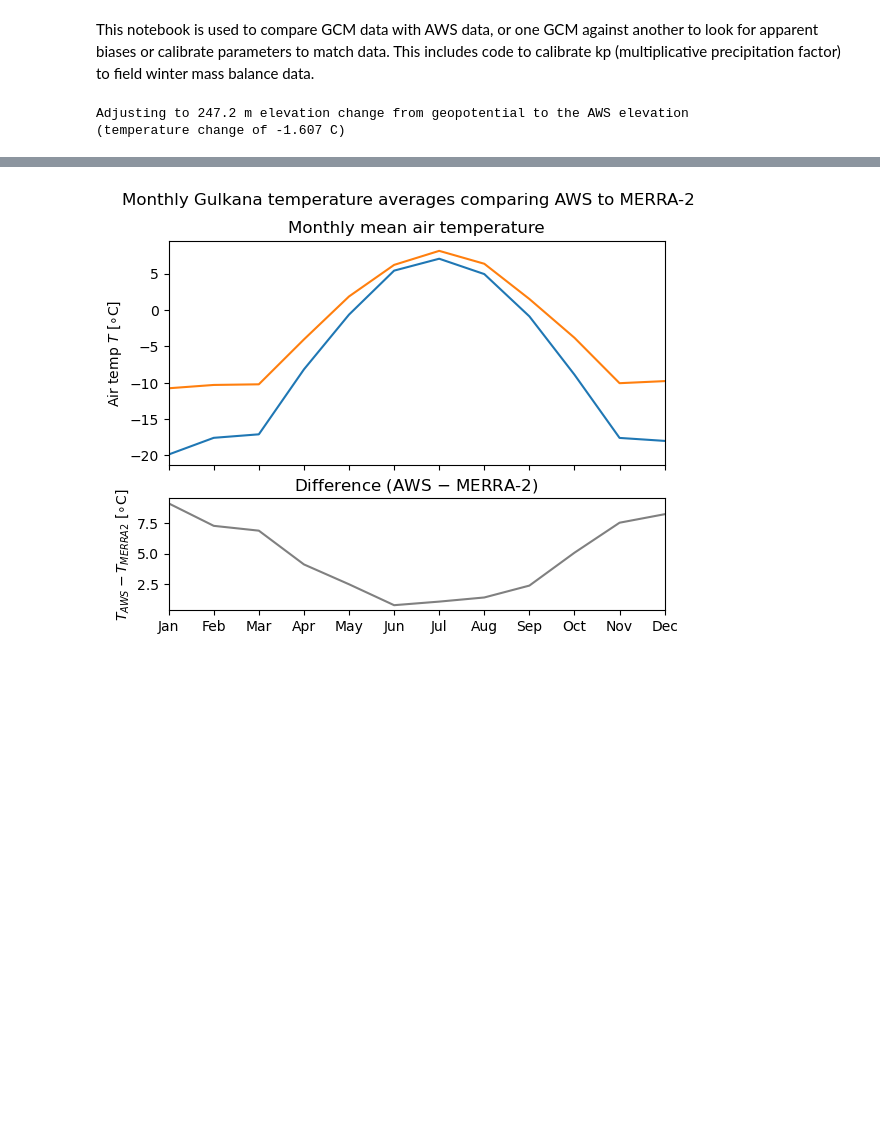
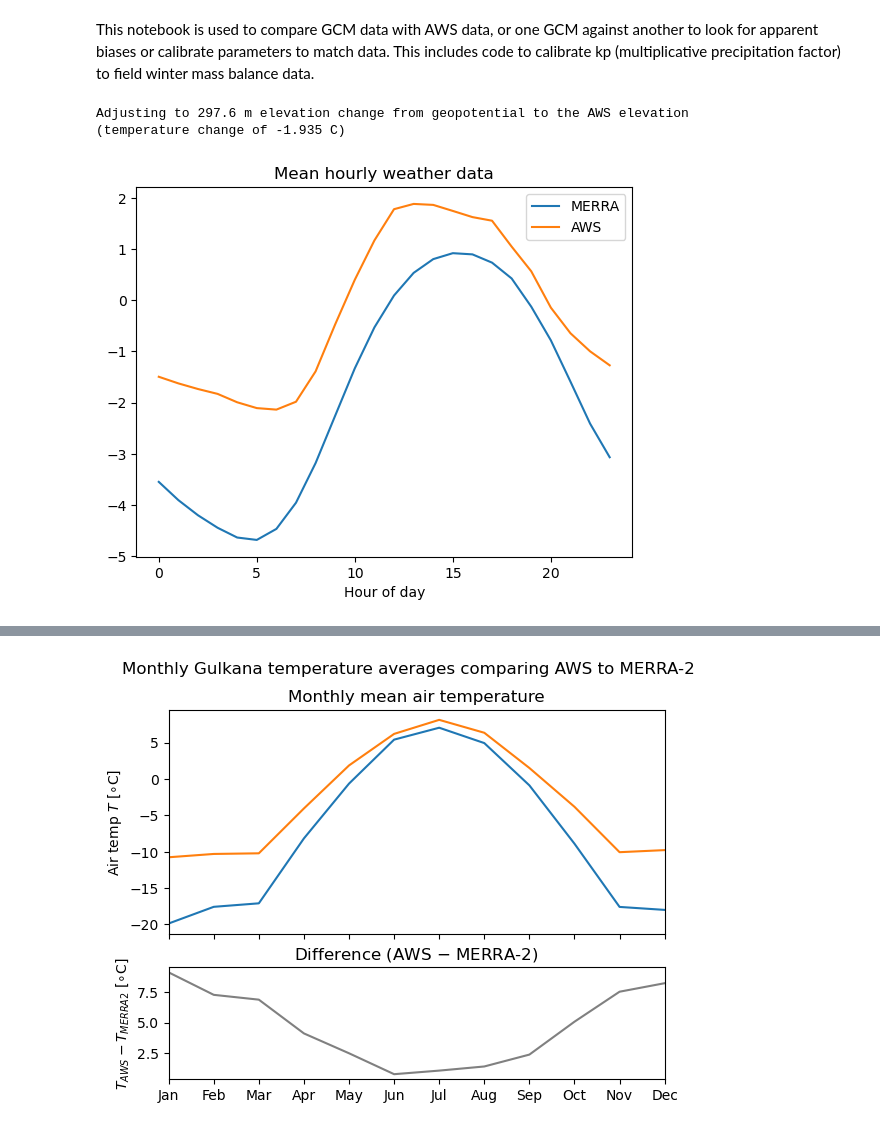
Before and after one commit to drounce/PyGEM, a Jupyter notebook: climate_plotting.ipynb, the cells around one changed output, grey strips where cells are left out. Cells and saved outputs as stored; diff of their text form; code cells hidden in the pictures; blank space fills up the shorter version.

Commit message:
added sample data

```diff
--- a/climate_plotting.ipynb
+++ b/climate_plotting.ipynb
@@ -107,11 +130,43 @@ ds_GCM,elev = get_point_ds(GCM,var)
-# %%
-# input processing of AWS dataset
-AWS_elev = 1480
-df_AWS = pd.read_csv(fp_AWS)
-df_AWS = df_AWS.set_index(pd.to_datetime(df_AWS['local_time']))
-df_AWS.fillna({'Precip_Weighing_Incremental':df_AWS['Precip_Stage_Incremental']*1.48},inplace=True)
-df_AWS = df_AWS.loc[pd.date_range(start,end,freq='h')]
-# df_AWS = df_AWS['Precip_Weighing_Incremental']
-df_AWS = df_AWS['site_temp_USGS']
+# %%
+# UNITS
+if not units_checked:
+    if var == 'tp':
+        df_AWS['tp'] = df_AWS['Precip_Weighing_Incremental'] / 1000
+        ds_GCM = ds_GCM * 3600 / 1000
+    elif var == 'temp':
+        ds_GCM = ds_GCM - 273.15
+        print(f'Adjusting to {AWS_elev - elev:.1f} m elevation change from geopotential to the AWS elevation')
+        print(f'(temperature change of {-0.0065*(AWS_elev - elev) :.3f} C)')
+        ds_GCM = ds_GCM - 0.0065*(AWS_elev - elev)
+    elif var in ['SWin','LWin']:
+        df_AWS /= 3600
+# %% [output]
+Adjusting to 297.6 m elevation change from geopotential to the AWS elevation
+(temperature change of -1.935 C)
+# %%
+ds_GCM['hour'] = (['time'],pd.to_datetime(ds_GCM['time'].values).hour)
+df_AWS = df_AWS.to_frame().assign(hour=pd.to_datetime(df_AWS.index).hour)
+# %%
+hourly_GCM = []
+hourly_AWS = []
+for hour in np.arange(24):
+    ds_hour = ds_GCM.where(ds_GCM['hour'] == hour,drop=True)
+    vardata = ds_hour[all_vars[var]['MERRA2']].values
+    hourly_mean = np.mean(vardata[~np.isnan(vardata)])
+    hourly_GCM.append(hourly_mean)
+
+    df_hour = df_AWS.loc[df_AWS['hour'] == hour]
+    vardata = df_hour[var].to_numpy()
+    hourly_mean = np.mean(vardata[~np.isnan(vardata)])
+    hourly_AWS.append(hourly_mean)
+plt.plot(np.arange(24),hourly_GCM,label='MERRA')
+plt.plot(np.arange(24),hourly_AWS,label='AWS')
+plt.legend()
+plt.ylabel('')
+plt.xlabel('Hour of day')
+plt.title('Mean hourly weather data')
+plt.show()
+# %% [output]
+[figure, added]
 # %%
 # RESAMPLE
@@ -126,21 +191,6 @@ else:
 # %%
 # ds_GCM_AK = ds_GCM.copy()
 # ds_GCM_HMA = ds_GCM.copy()
-# %%
-# UNITS
-if not units_checked:
-    if var == 'tp':
-        df_AWS['tp'] = df_AWS['Precip_Weighing_Incremental'] / 1000
-        ds_GCM = ds_GCM * 3600 / 1000
-    elif var == 'temp':
-        ds_GCM = ds_GCM - 273.15
-        print(f'Adjusting to {AWS_elev - elev:.1f} m elevation change from geopotential to the AWS elevation')
-        print(f'(temperature change of {-0.0065*(AWS_elev - elev) :.3f} C)')
-        ds_GCM = ds_GCM - 0.0065*(AWS_elev - elev)
-    units_checked = True
-# %% [output]
-Adjusting to 247.2 m elevation change from geopotential to the AWS elevation
-(temperature change of -1.607 C)
 # %%
 # df_AWS = df_AWS.resample('YE').mean()
 # ds_GCM = ds_GCM.resample(time='YE').mean()
```
Also changed, not shown: parts of 18 cells of this notebook, 26 other files.
